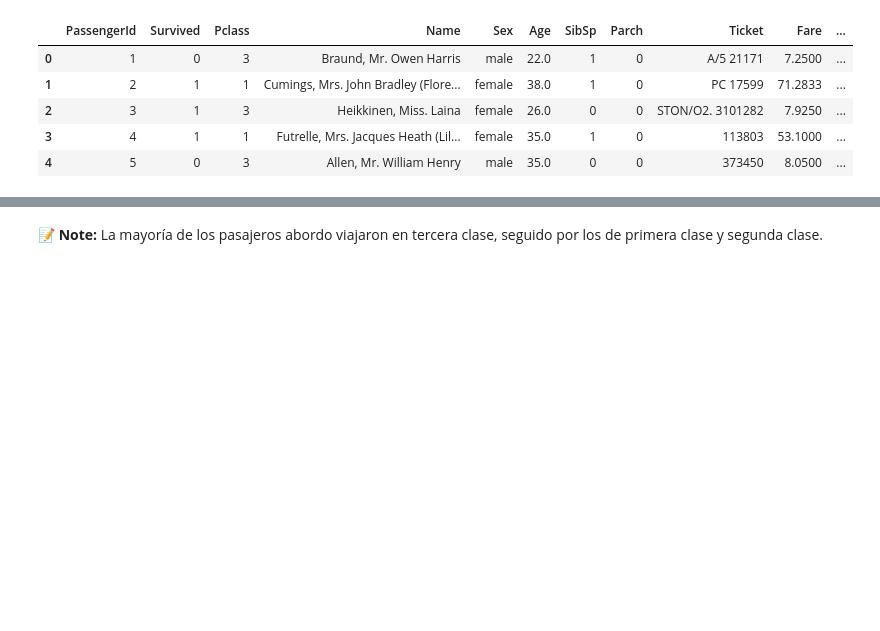
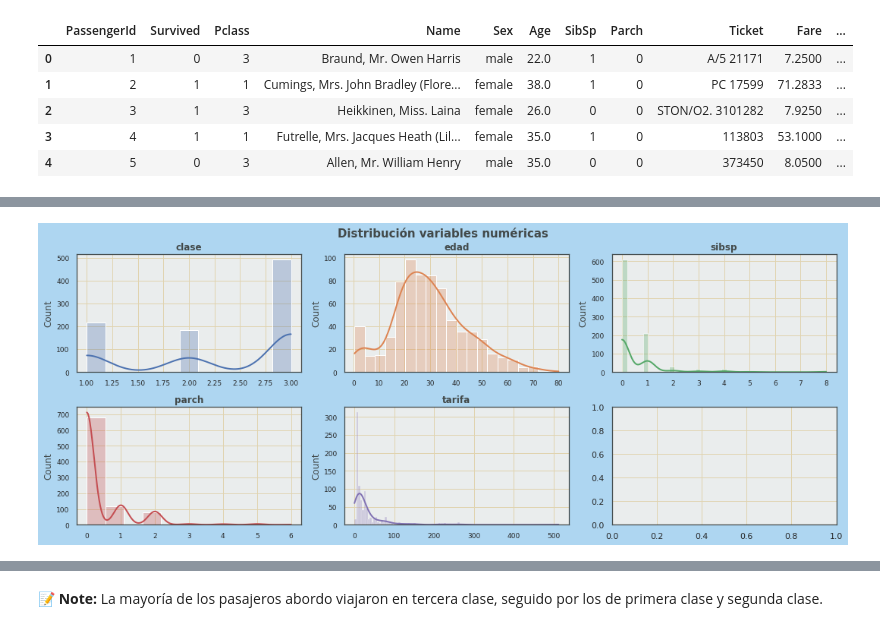
Before and after one commit to PabloJRW/titanic-classifier, a Jupyter notebook: Titanic.ipynb, the cells around one changed output, grey strips where cells are left out. Cells and saved outputs as stored; diff of their text form; code cells hidden in the pictures; blank space fills up the shorter version.

```diff
--- a/Titanic.ipynb
+++ b/Titanic.ipynb
@@ -67,0 +161,30 @@ memory usage: 83.7+ KB
+# %%
+# Gráfico de distribución para cada variable numérica
+# ==============================================================================
+# Ajustar número de subplots en función del número de columnas
+fig, axes = plt.subplots(nrows=2, ncols=3, figsize=(15, 6))
+axes = axes.flat
+columnas_numeric = train.select_dtypes(include=['float64', 'int']).columns
+columnas_numeric = columnas_numeric.drop('vida')
+
+for i, colum in enumerate(columnas_numeric):
+    sns.histplot(
+        data    = train,
+        x       = colum,
+        stat    = "count",
+        kde     = True,
+        color   = (list(plt.rcParams['axes.prop_cycle'])*2)[i]["color"],
+        line_kws= {'linewidth': 2},
+        alpha   = 0.3,
+        ax      = axes[i]
+    )
+    axes[i].set_title(colum, fontsize = 12, fontweight = "bold")
+    axes[i].tick_params(labelsize = 9)
+    axes[i].set_xlabel("")
+
+
+fig.tight_layout()
+plt.subplots_adjust(top = 0.9)
+fig.suptitle('Distribución variables numéricas', fontsize = 15, fontweight = "bold");
+# %% [output]
+[figure, added]
```
Also changed, not shown: parts of 72 cells of this notebook.
